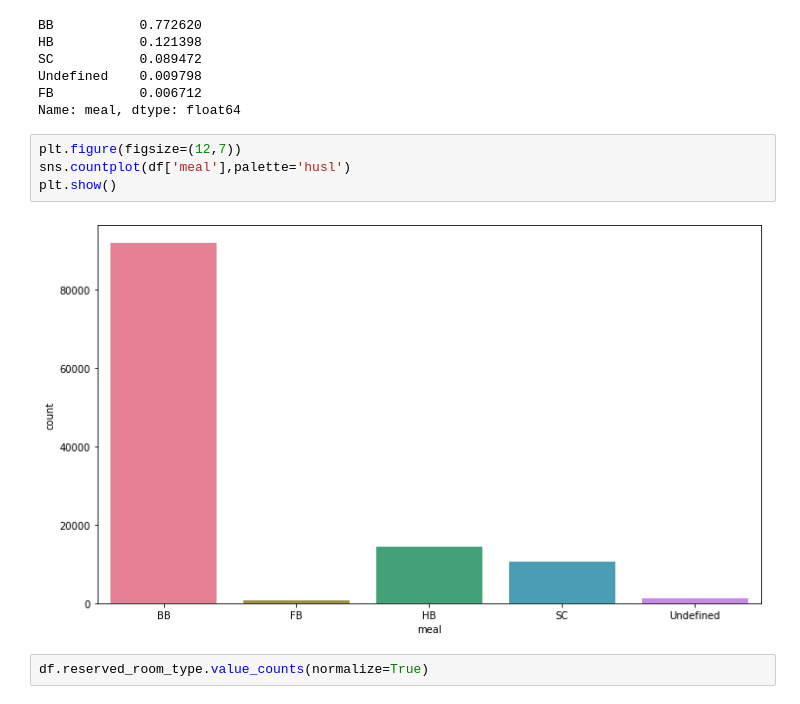
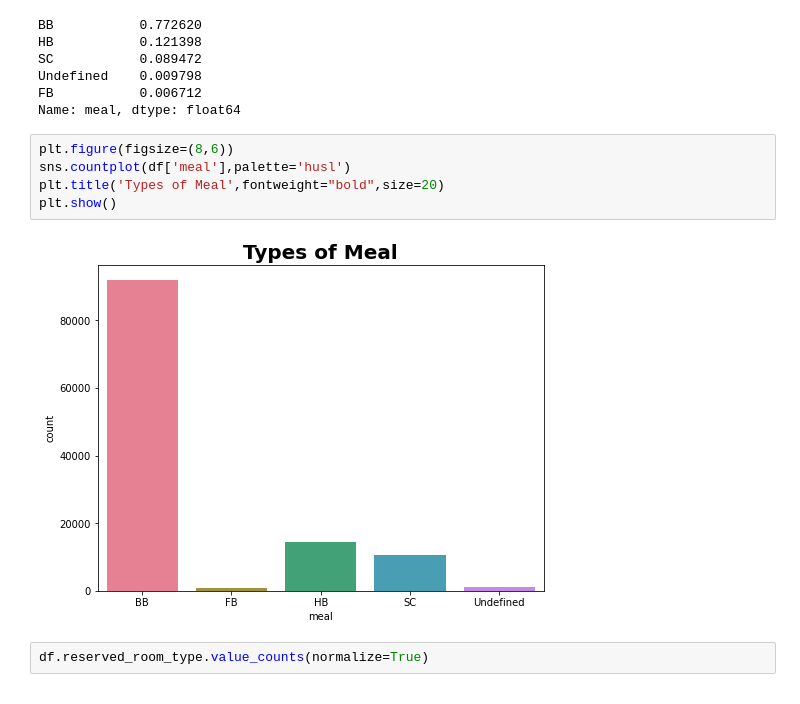
Before and after one commit to praveenbejo95/Hotel-booking-analysis-EDA-, a Jupyter notebook: Copy_of_Hotel_Booking_Analysis_Capstone_Project.ipynb, the cells around one changed output. Drawn from its saved outputs; the diff is of its cells as text.

```diff
--- a/Copy_of_Hotel_Booking_Analysis_Capstone_Project.ipynb
+++ b/Copy_of_Hotel_Booking_Analysis_Capstone_Project.ipynb
@@ -209,11 +216,12 @@ Undefined    0.009798
 FB           0.006712
 Name: meal, dtype: float64
 # %%
-plt.figure(figsize=(12,7))
+plt.figure(figsize=(8,6))
 sns.countplot(df['meal'],palette='husl')
+plt.title('Types of Meal',fontweight="bold",size=20)
 plt.show()
 # %% [output]
-[figure, old version]
+[figure, new version]
 # %%
 df.reserved_room_type.value_counts(normalize=True)
 # %% [output]
```
Also changed, not shown: parts of 15 cells of this notebook.
